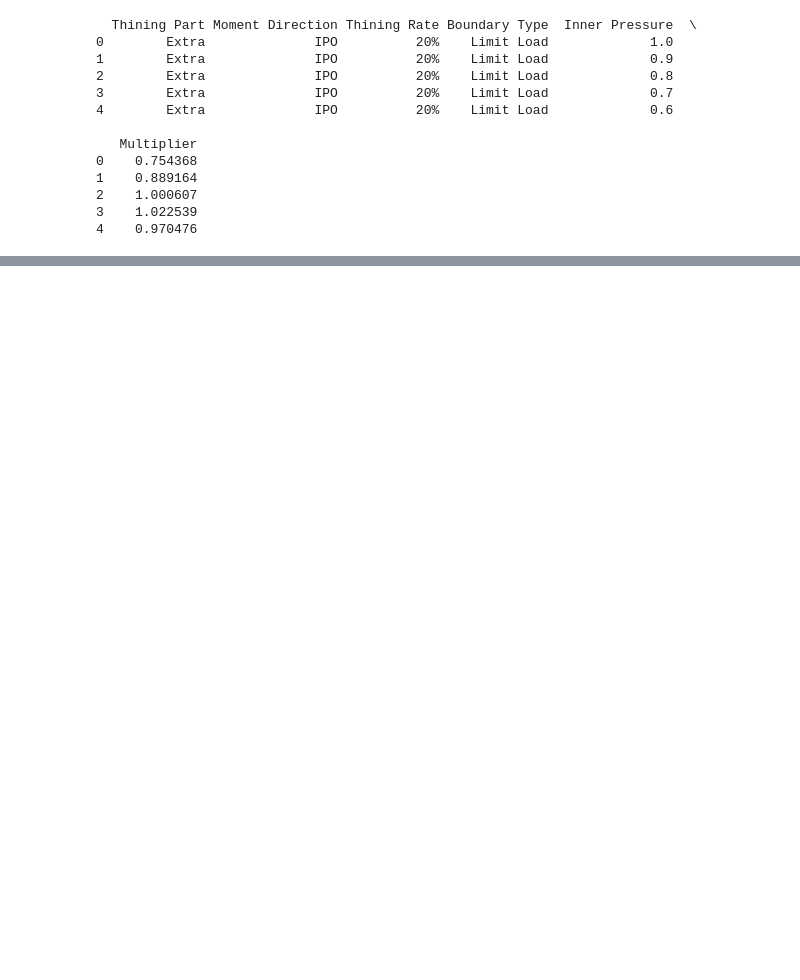
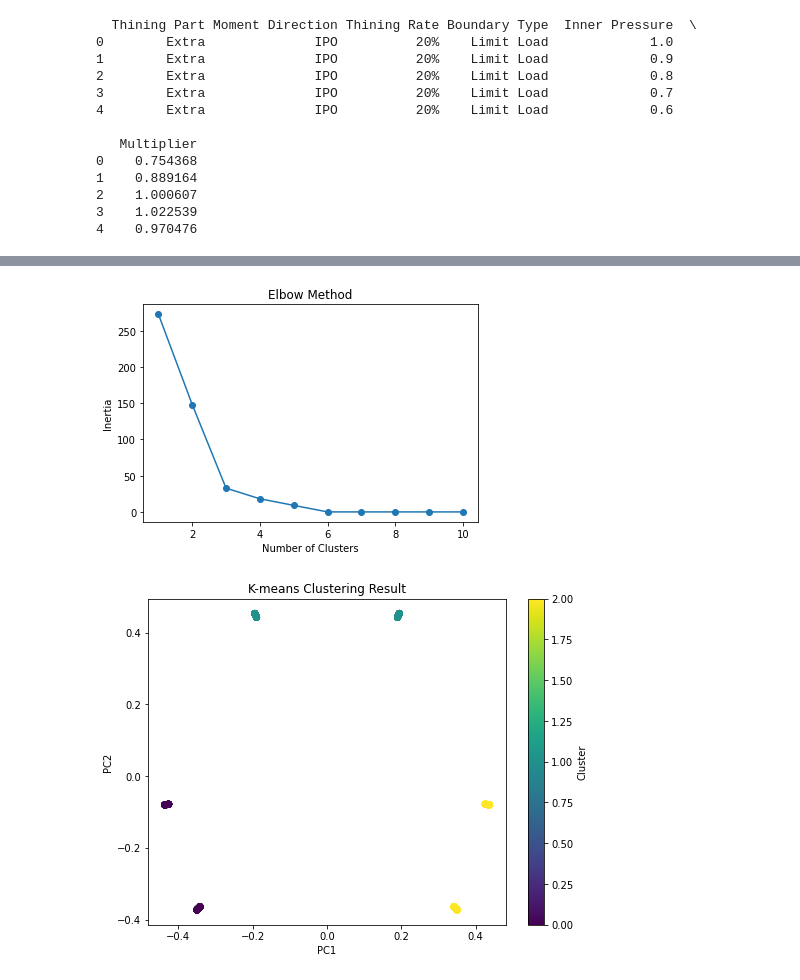
Before and after one commit to sperospera1225/composite-load-ML, a Jupyter notebook: dl_model.ipynb, the cells around one changed output, grey strips where cells are left out. Drawn from its saved outputs; the diff is of its cells as text; code cells hidden in the pictures; blank space fills up the shorter version.

```diff
--- a/dl_model.ipynb
+++ b/dl_model.ipynb
@@ -76,0 +131,39 @@ X_train, X_test, y_train, y_test = train_test_split(X, y, test_size=0.2, random_
+# %%
+from sklearn.cluster import KMeans
+import matplotlib.pyplot as plt
+
+# 최적의 클러스터 개수 찾기
+inertia = []
+for k in range(1, 11):
+    kmeans = KMeans(n_clusters=k, random_state=42)
+    kmeans.fit(X_kpca)
+    inertia.append(kmeans.inertia_)
+
+# Elbow 그래프 그리기
+plt.plot(range(1, 11), inertia, marker='o')
+plt.xlabel('Number of Clusters')
+plt.ylabel('Inertia')
+plt.title('Elbow Method')
+plt.show()
+
+# 최적의 클러스터 개수 선택 (예: 3)
+n_clusters = 3
+
+# K-means 클러스터링 수행
+kmeans = KMeans(n_clusters=n_clusters, random_state=42)
+cluster_labels = kmeans.fit_predict(X_kpca)
+
+# 클러스터링 결과를 데이터프레임에 추가
+kpca_df['Cluster'] = cluster_labels
+
+# 클러스터링 결과 시각화
+plt.figure(figsize=(8, 6))
+scatter = plt.scatter(kpca_df['PC1'], kpca_df['PC2'], c=kpca_df['Cluster'], cmap='viridis')
+plt.xlabel('PC1')
+plt.ylabel('PC2')
+plt.colorbar(scatter, label='Cluster')
+plt.title('K-means Clustering Result')
+plt.show()
+# %% [output]
+[figure, added]
+[figure, added]
```
Also changed, not shown: parts of 11 cells of this notebook, 2 other files.
